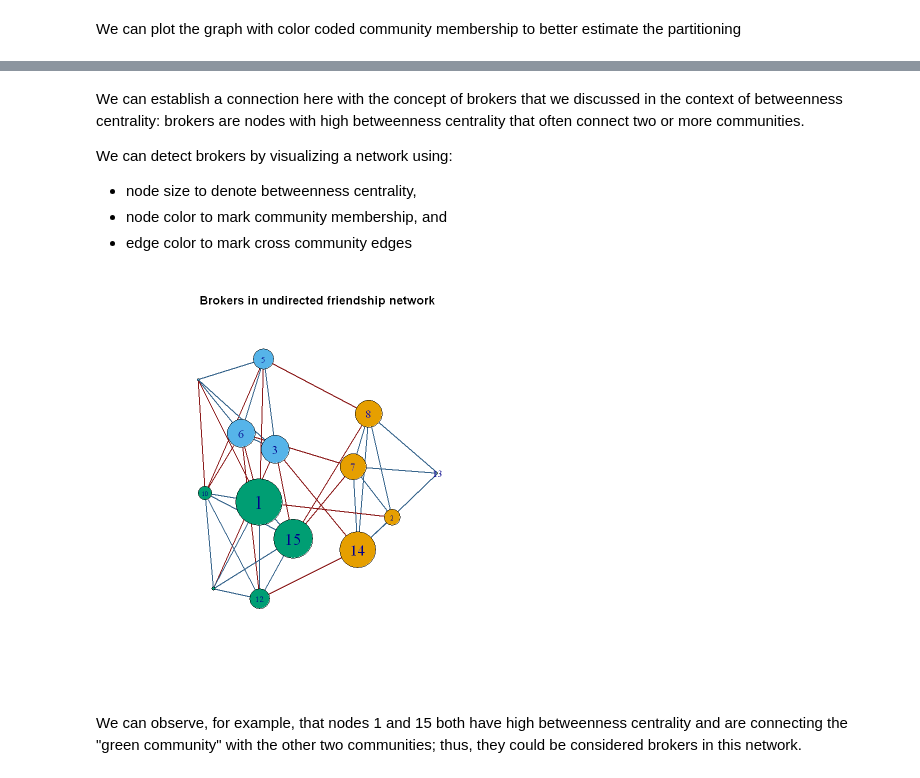
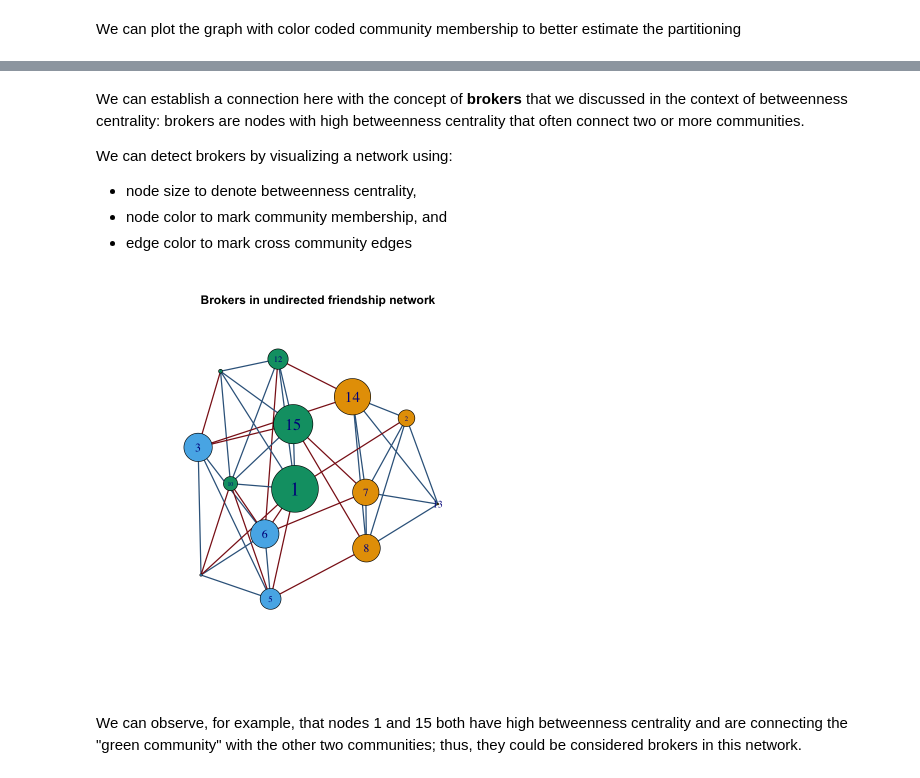
Before and after one commit to SaskaAloric/SNA2020, a Jupyter notebook: SNA_Labs/lab_4_R_jupyter_notebook.ipynb, the cells around one changed output, grey strips where cells are left out. Cells and saved outputs as stored; diff of their text form; code cells hidden in the pictures.

```diff
--- a/SNA_Labs/lab_4_R_jupyter_notebook.ipynb
+++ b/SNA_Labs/lab_4_R_jupyter_notebook.ipynb
@@ -235,8 +254,7 @@ plot_graph <- function(g, connection_type, edge_weights) {
        layout=layout_with_kk(g),
        vertex.color='gold',
        vertex.frame.color='steelblue4',
-       edge.arrow.size=.3,
-       #edge.arrow.size=.4*edge_weights,#when weights are very different, fixed arrow size will sometimes hide arrow, so this can fix that by making the arrow size related to the link width
+       edge.arrow.size=.5*edge_weights,#when weights are very different, fixed arrow size will sometimes hide arrow, so this can fix that by making the arrow size related to the link width
        edge.width=edge_weights,
        edge.color='steelblue3',
        main=paste(connection_type, "network"))
@@ -420,5 +426,5 @@ FALSE FALSE  TRUE  TRUE FALSE FALSE FALSE FALSE FALSE FALSE  TRUE FALSE FALSE
 # %% [markdown]
-We can establish a connection here with the concept of brokers that
+We can establish a connection here with the concept of **brokers** that
 we discussed in the context of betweenness centrality:
 brokers are nodes with high betweenness centrality that often
 connect two or more communities.
@@ -435,15 +441,17 @@ fnet_betweenness <- betweenness(friend_net_und, directed = FALSE)
 # %%
 fnet_copy <- friend_net_und
 E(fnet_copy)$color <- edge_color
 E(fnet_copy)$width <- 2
 V(fnet_copy)$color <- membership(friend_comm_eb) # nodes are colored based on the community membership
 V(fnet_copy)$size <- fnet_betweenness * 5
 V(fnet_copy)$label.cex <- fnet_betweenness * 0.25
+
+set.seed(seed)
 plot(fnet_copy,
-     layout=layout_nicely(fnet_copy),
+     layout=layout_with_lgl(fnet_copy),
      main="Brokers in undirected friendship network")
 # %% [output]
-[figure, old version]
+[figure, new version]
 # %% [markdown]
 We can observe, for example, that nodes 1 and 15 both have high betweenness centrality
 and are connecting the "green community" with the other two communities; thus, they
```
Also changed, not shown: parts of 85 cells of this notebook.
